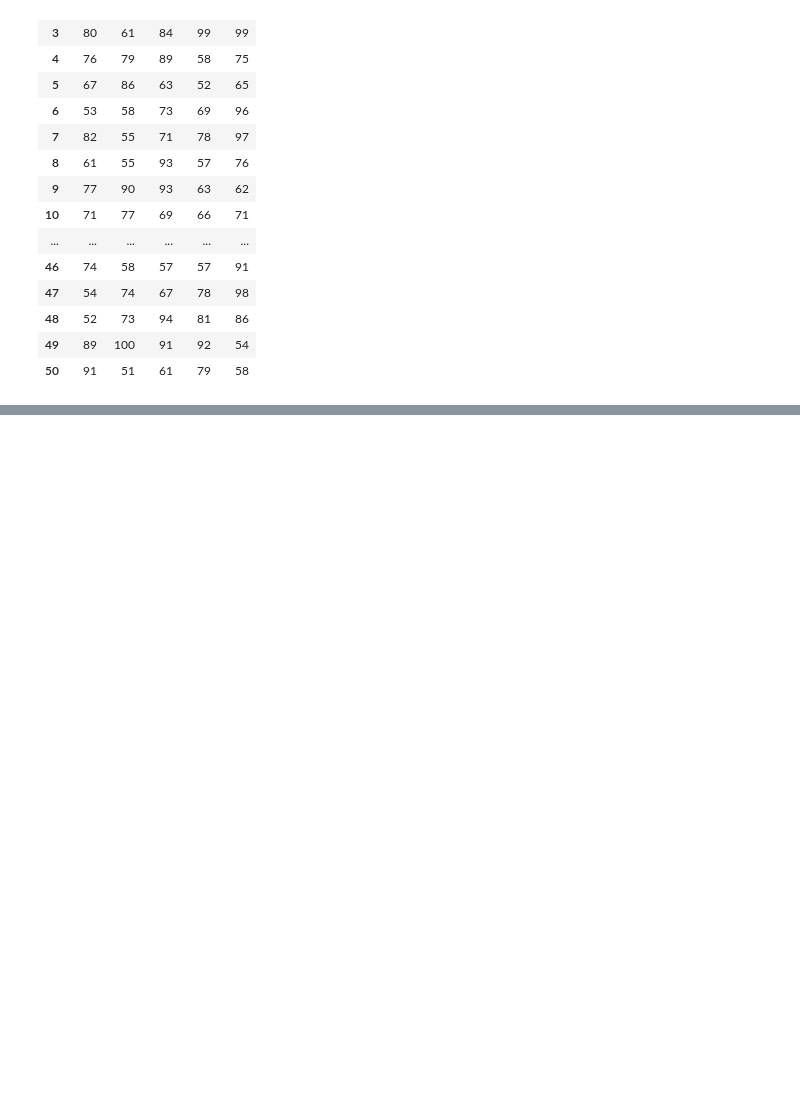
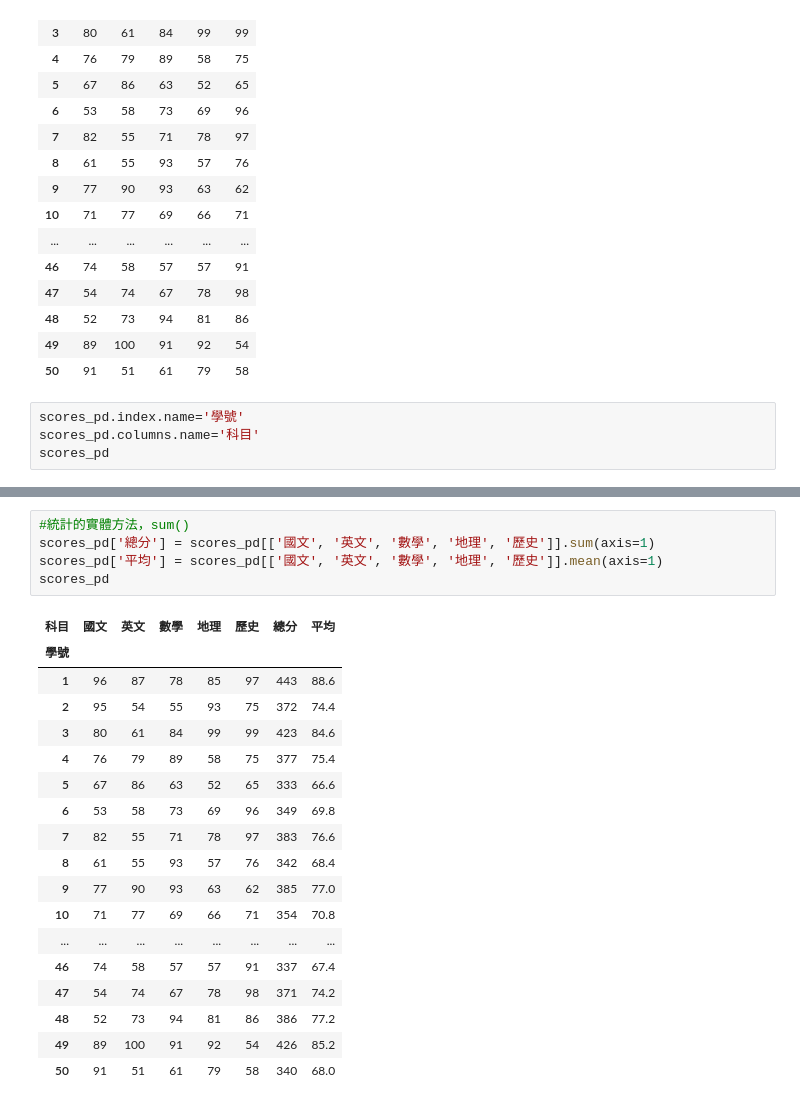
Before and after one commit to MarkChang2023/2023_11_14, a Jupyter notebook: lesson19/lesson19.ipynb, the cells around one changed output, grey strips where cells are left out. Drawn from its saved outputs; the diff is of its cells as text; blank space fills up the shorter version.

```diff
--- a/lesson19/lesson19.ipynb
+++ b/lesson19/lesson19.ipynb
@@ -26,3 +26,7 @@ scores_pd
 | 48 | 52 | 73 | 94 | 81 | 86 |
 | 49 | 89 | 100 | 91 | 92 | 54 |
 | 50 | 91 | 51 | 61 | 79 | 58 |
+# %%
+scores_pd.index.name='學號'
+scores_pd.columns.name='科目'
+scores_pd
@@ -28,0 +116,24 @@ scores_pd
+# %%
+#統計的實體方法，sum()
+scores_pd['總分'] = scores_pd[['國文', '英文', '數學', '地理', '歷史']].sum(axis=1)
+scores_pd['平均'] = scores_pd[['國文', '英文', '數學', '地理', '歷史']].mean(axis=1)
+scores_pd
+# %% [output]
+| 科目 | 國文 | 英文 | 數學 | 地理 | 歷史 | 總分 | 平均 |
+| 學號 |  |  |  |  |  |  |  |
+| 1 | 96 | 87 | 78 | 85 | 97 | 443 | 88.6 |
+| 2 | 95 | 54 | 55 | 93 | 75 | 372 | 74.4 |
+| 3 | 80 | 61 | 84 | 99 | 99 | 423 | 84.6 |
+| 4 | 76 | 79 | 89 | 58 | 75 | 377 | 75.4 |
+| 5 | 67 | 86 | 63 | 52 | 65 | 333 | 66.6 |
+| 6 | 53 | 58 | 73 | 69 | 96 | 349 | 69.8 |
+| 7 | 82 | 55 | 71 | 78 | 97 | 383 | 76.6 |
+| 8 | 61 | 55 | 93 | 57 | 76 | 342 | 68.4 |
+| 9 | 77 | 90 | 93 | 63 | 62 | 385 | 77.0 |
+| 10 | 71 | 77 | 69 | 66 | 71 | 354 | 70.8 |
+| ... | ... | ... | ... | ... | ... | ... | ... |
+| 46 | 74 | 58 | 57 | 57 | 91 | 337 | 67.4 |
+| 47 | 54 | 74 | 67 | 78 | 98 | 371 | 74.2 |
+| 48 | 52 | 73 | 94 | 81 | 86 | 386 | 77.2 |
+| 49 | 89 | 100 | 91 | 92 | 54 | 426 | 85.2 |
+| 50 | 91 | 51 | 61 | 79 | 58 | 340 | 68.0 |
```
Also changed, not shown: parts of 4 cells of this notebook.
